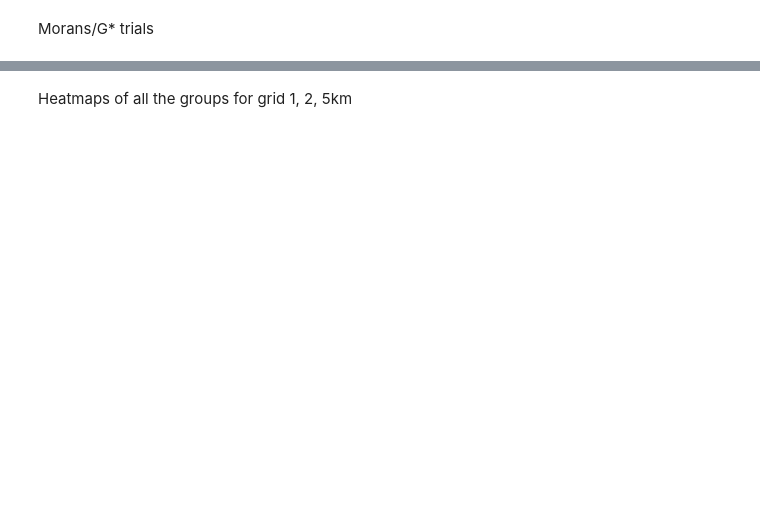
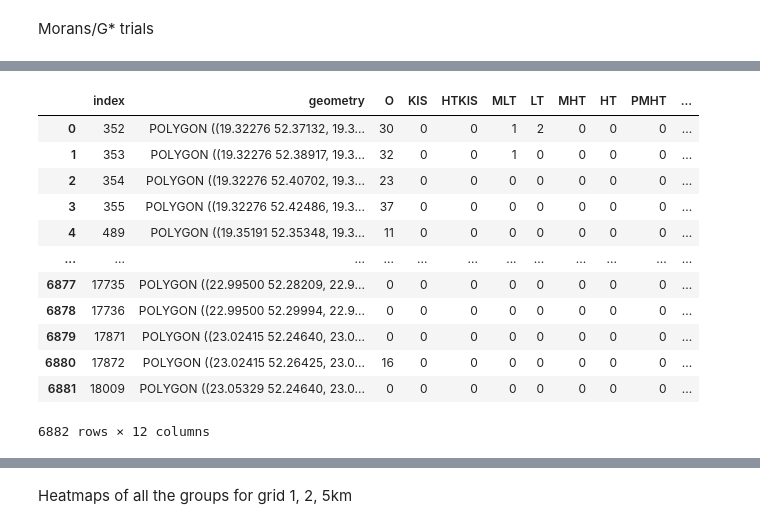
Before and after one commit to fszymanski13/master_thesis, a Jupyter notebook: notebooks/modelling.ipynb, the cells around one changed output, grey strips where cells are left out. Cells and saved outputs as stored; diff of their text form; code cells hidden in the pictures; blank space fills up the shorter version.

```diff
--- a/notebooks/modelling.ipynb
+++ b/notebooks/modelling.ipynb
@@ -682,4 +821,4 @@ grid_data
 # %%
-grid_counts = grid_data.iloc[:, 64:]
+grid_counts = grid_data.iloc[:, 64:].reset_index()
 # %%
 grid_counts
@@ -706,5 +825,2 @@ total_firms_per_group
 # %%
 groups = ['HTKIS', 'MLT', 'LT', 'MHT', 'O', 'KIS', 'HT']
-
-for group in groups:
-    globals()[f"total_firms_{group}"] = grid_data[group].sum()
@@ -820,0 +931,17 @@ gdf_ht.head()
+# %%
+grid_counts_powiaty = gpd.sjoin(grid_counts_final, powiaty_maz, how='inner', op='within').reset_index()
+grid_counts_powiaty
+# %% [output]
+|  | index | geometry | O | KIS | HTKIS | MLT | LT | MHT | HT | PMHT | ... |
+| 0 | 352 | POLYGON ((19.32276 52.37132, 19.3... | 30 | 0 | 0 | 1 | 2 | 0 | 0 | 0 | ... |
+| 1 | 353 | POLYGON ((19.32276 52.38917, 19.3... | 32 | 0 | 0 | 1 | 0 | 0 | 0 | 0 | ... |
+| 2 | 354 | POLYGON ((19.32276 52.40702, 19.3... | 23 | 0 | 0 | 0 | 0 | 0 | 0 | 0 | ... |
+| 3 | 355 | POLYGON ((19.32276 52.42486, 19.3... | 37 | 0 | 0 | 0 | 0 | 0 | 0 | 0 | ... |
+| 4 | 489 | POLYGON ((19.35191 52.35348, 19.3... | 11 | 0 | 0 | 0 | 0 | 0 | 0 | 0 | ... |
+| ... | ... | ... | ... | ... | ... | ... | ... | ... | ... | ... | ... |
+| 6877 | 17735 | POLYGON ((22.99500 52.28209, 22.9... | 0 | 0 | 0 | 0 | 0 | 0 | 0 | 0 | ... |
+| 6878 | 17736 | POLYGON ((22.99500 52.29994, 22.9... | 0 | 0 | 0 | 0 | 0 | 0 | 0 | 0 | ... |
+| 6879 | 17871 | POLYGON ((23.02415 52.24640, 23.0... | 0 | 0 | 0 | 0 | 0 | 0 | 0 | 0 | ... |
+| 6880 | 17872 | POLYGON ((23.02415 52.26425, 23.0... | 16 | 0 | 0 | 0 | 0 | 0 | 0 | 0 | ... |
+| 6881 | 18009 | POLYGON ((23.05329 52.24640, 23.0... | 0 | 0 | 0 | 0 | 0 | 0 | 0 | 0 | ... |
+6882 rows × 12 columns
```
Also changed, not shown: parts of 44 cells of this notebook.
